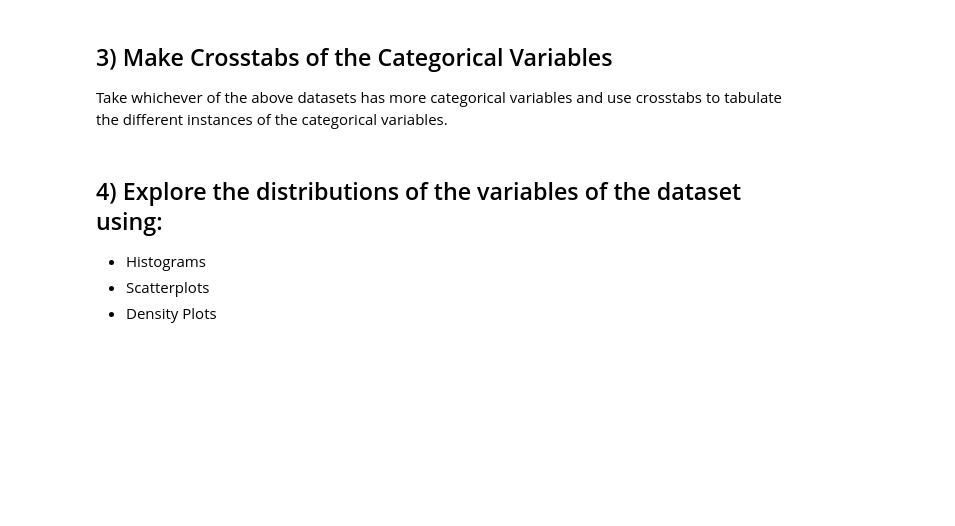
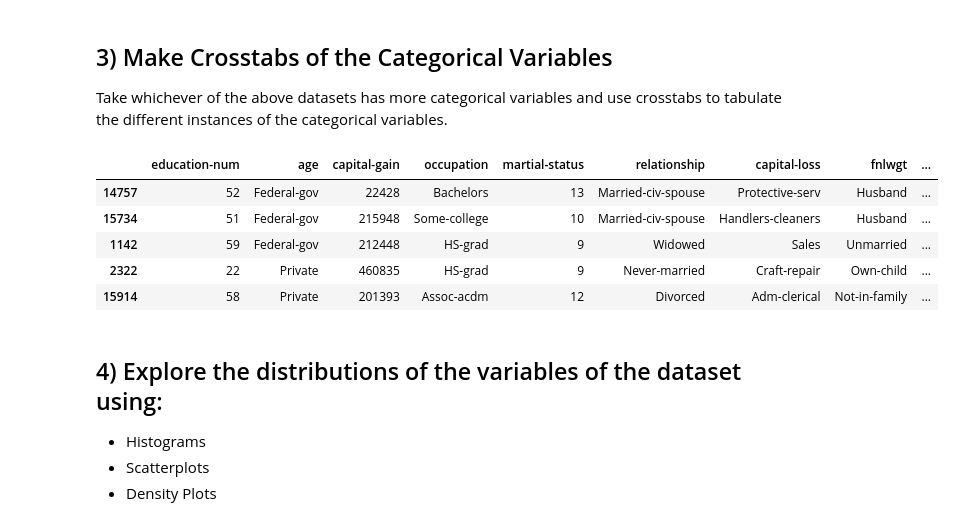
Before and after one commit to larrydavisjr1-dev/DS-Unit-1-Sprint-1-Data-Wrangling-and-Storytelling, a Jupyter notebook: module1-exploratory-data-analysis/LS_DS_111_Exploratory_Data_Analysis_Assignment.ipynb, the cells around one changed output. Cells and saved outputs as stored; diff of their text form; code cells hidden in the pictures; blank space fills up the shorter version.

```diff
--- a/module1-exploratory-data-analysis/LS_DS_111_Exploratory_Data_Analysis_Assignment.ipynb
+++ b/module1-exploratory-data-analysis/LS_DS_111_Exploratory_Data_Analysis_Assignment.ipynb
@@ -42,3 +63,13 @@ Take whichever of the above datasets has more categorical variables and use cros
+# %%
+df = pd.read_csv(data_url, header=None, names=column_headers)
+df.sample(5)
+# %% [output]
+|  | education-num | age | capital-gain | occupation | martial-status | relationship | capital-loss | fnlwgt | ... |
+| 14757 | 52 | Federal-gov | 22428 | Bachelors | 13 | Married-civ-spouse | Protective-serv | Husband | ... |
+| 15734 | 51 | Federal-gov | 215948 | Some-college | 10 | Married-civ-spouse | Handlers-cleaners | Husband | ... |
+| 1142 | 59 | Federal-gov | 212448 | HS-grad | 9 | Widowed | Sales | Unmarried | ... |
+| 2322 | 22 | Private | 460835 | HS-grad | 9 | Never-married | Craft-repair | Own-child | ... |
+| 15914 | 58 | Private | 201393 | Assoc-acdm | 12 | Divorced | Adm-clerical | Not-in-family | ... |
 # %%
 # Your Code Here
 # %% [markdown]
```
Also changed, not shown: parts of 16 cells of this notebook.
